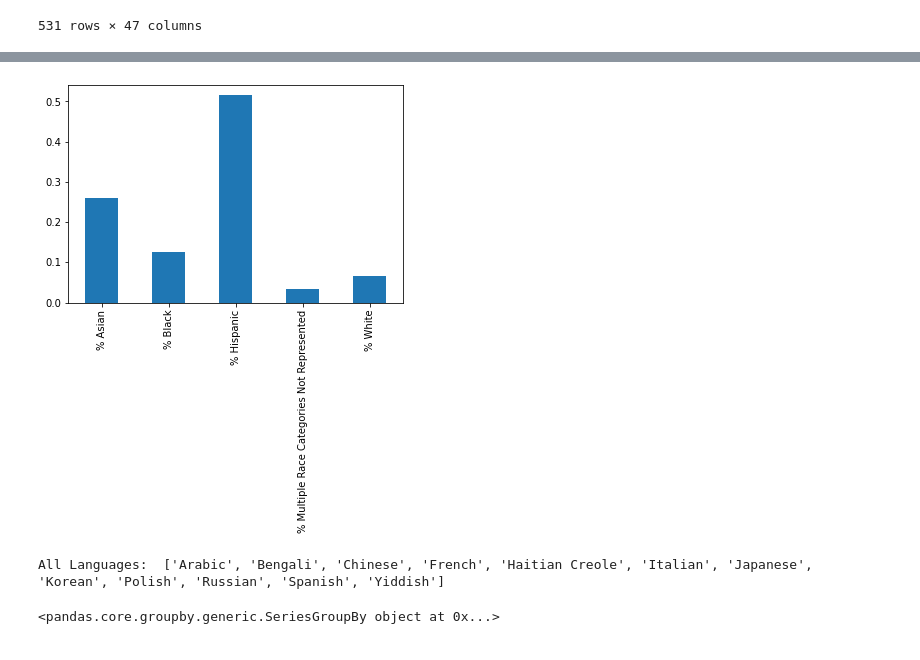
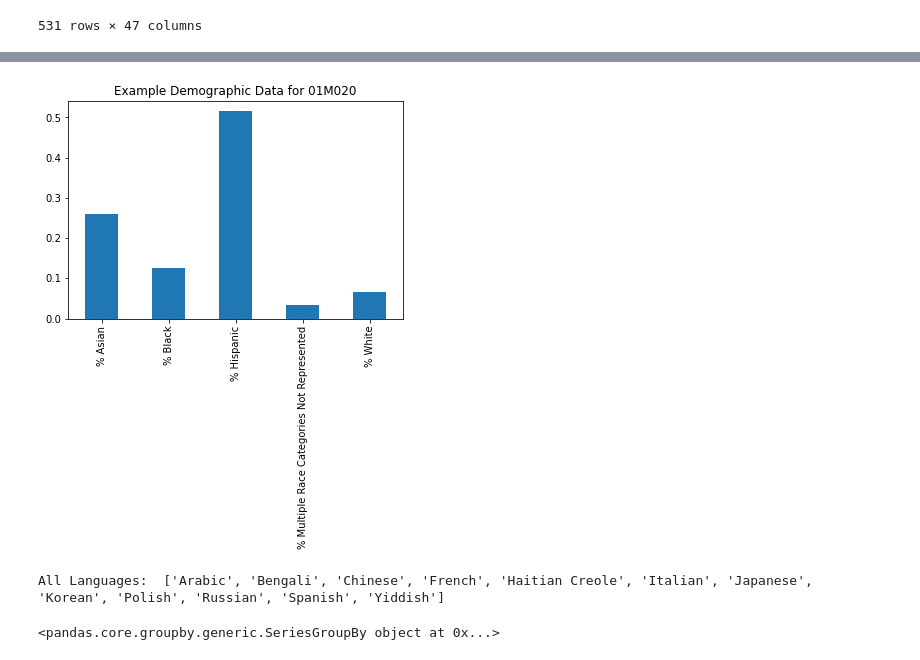
Before and after one commit to gaby-chu/info2950, a Jupyter notebook: project/phase_ii_final.ipynb, the cells around one changed output, grey strips where cells are left out. Saved outputs shown, nothing was run; the diff lists cells and outputs as text; code cells hidden in the pictures.

```diff
--- a/project/phase_ii_final.ipynb
+++ b/project/phase_ii_final.ipynb
@@ -179,37 +182,35 @@ bilingual_demographic_data.to_csv('bilingual_demographic-data.csv', index=False)
 what is dataset capable of,
 do calculations + histograms + charts if u can,
 write a lot + explain what you’re doing as you go"""
 
 num_race_data = bilingual_demographic_data[['# Asian', '# Black', '# Hispanic', '# Multiple Race Categories Not Represented', '# White']]
 
 percent_race_data = bilingual_demographic_data[['% Asian', '% Black', '% Hispanic', '% Multiple Race Categories Not Represented', '% White']]
 specific_percent_race_data = bilingual_demographic_data.loc[0, ['% Asian', '% Black', '% Hispanic', '% Multiple Race Categories Not Represented', '% White']]
 specific_percent_race_data.describe()
 specific_percent_race_data.plot.bar()
+plt.title("Example Demographic Data for 01M020")
 plt.show()
 # [HERE, how do for breakdown WITHIN specific school]
 
 # most common language across all schools?
 languages = bilingual_demographic_data['Language'].unique()
 languages = sorted(languages)
 print("All Languages: ", languages)
 
 
 display(bilingual_demographic_data.groupby("Language").DBN)
 # bilingual_demographic_data.head()
 
 # (most common) ethnic breakdown in each school vs. language –– graph?
 
 
 # group schools by language + see the average ethnic breakdown
 # for language in languages:
 
-
-
-
 # line graph for correlation/linear regression
 # %% [output]
-[figure, old version]
+[figure, new version]
 All Languages:  ['Arabic', 'Bengali', 'Chinese', 'French', 'Haitian Creole', 'Italian', 'Japanese', 'Korean', 'Polish', 'Russian', 'Spanish', 'Yiddish']
 <pandas.core.groupby.generic.SeriesGroupBy object at 0x...>
 # %%
```
Also changed, not shown: parts of 7 cells of this notebook, 2 other files.
